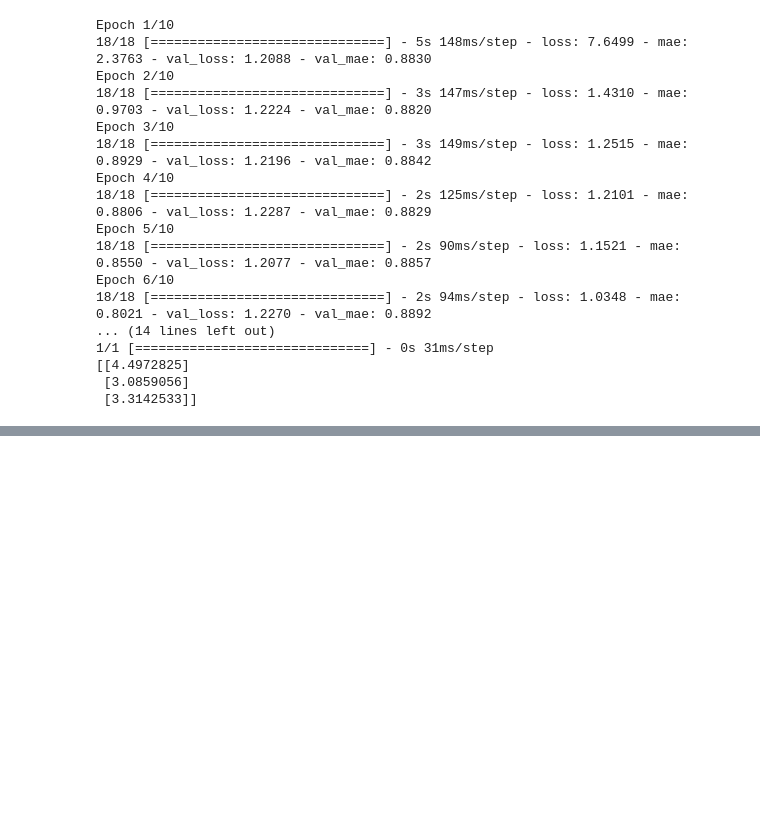
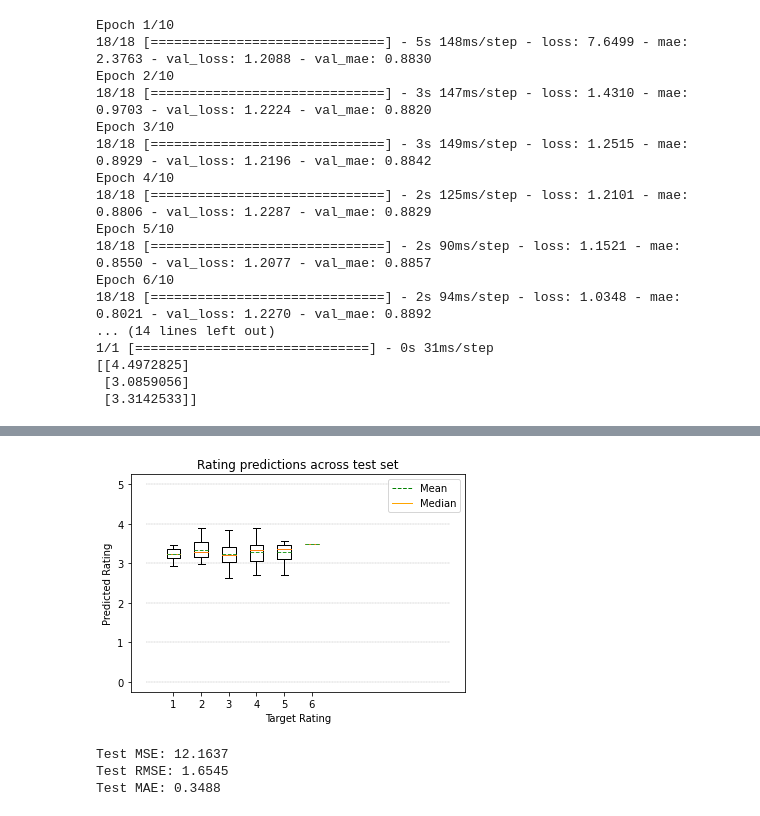
Before and after one commit to fourniaforever/MOVIE-PREDICTING, a Jupyter notebook: MovieRatingPredictingByOverview (1).ipynb, the cells around one changed output, grey strips where cells are left out. Saved outputs shown, nothing was run; the diff lists cells and outputs as text; code cells hidden in the pictures; blank space fills up the shorter version.

```diff
--- a/MovieRatingPredictingByOverview (1).ipynb
+++ b/MovieRatingPredictingByOverview (1).ipynb
@@ -432,0 +832,48 @@ Epoch 6/10
+# %%
+warnings.filterwarnings('ignore')
+import statistics
+from torchmetrics import Accuracy
+# Lists for scaled data, RMSE and size, with each element coming from a group of predictions from a given label
+data=[]
+rmse=[]
+lengths=[]
+acc = []
+# Loop through each label group
+for rating in testing_stats:
+  # Scale data
+  data.append(torch.tensor(testing_stats[rating]).cpu()*10)
+  # Get size of prediction set
+  lengths.append(len(data[-1]))
+  # Calculate prediction error for set
+  actual =torch.tensor(testing_stats[rating]).cpu()*10
+  pred = float(rating)*10
+  error=torch.tensor(testing_stats[rating]).cpu()*10-float(rating)*10
+  # MSE for set
+  mse=np.power(error,2).mean()
+  # RMSE for set
+  rmse.append(np.power(mse,0.5).item())
+  # MAE for set
+  mae =  mean_absolute_error(torch.tensor(testing_stats[rating]), torch.full_like(torch.tensor(testing_stats[rating]), float(rating)))
+
+# Pl
+# Plot bar graph
+x=[0,1,2,3,4,5]
+meanlineprops = dict(linestyle='--', linewidth=1)
+flierprops = dict(marker='o', markerfacecolor='blue', markersize=1,markeredgecolor='none')
+plt.yticks(ticks=x)
+plt.hlines(x,0,11,linestyles='--',linewidth=0.3,color='grey')
+plt.boxplot(data,meanline=True,showmeans=True,meanprops=meanlineprops,flierprops=flierprops)
+plt.xlabel('Target Rating')
+plt.ylabel('Predicted Rating')
+plt.title('Rating predictions across test set')
+legend_elements = [Line2D([0], [0], color='g',linestyle='--', lw=1, label='Median'),Line2D([0], [0], color='orange', lw=1, label='Mean')]
+plt.legend(legend_elements,['Mean','Median','Outliers'])
+plt.show()
+print('Test MSE: {:.4f}'.format(mse))
+print('Test RMSE: {:.4f}'.format(statistics.mean(rmse)))
+print('Test MAE: {:.4f}'.format(mae))
+# %% [output]
+[figure, added]
+Test MSE: 12.1637
+Test RMSE: 1.6545
+Test MAE: 0.3488
```
Also changed, not shown: parts of 17 cells of this notebook, 1 other file.
